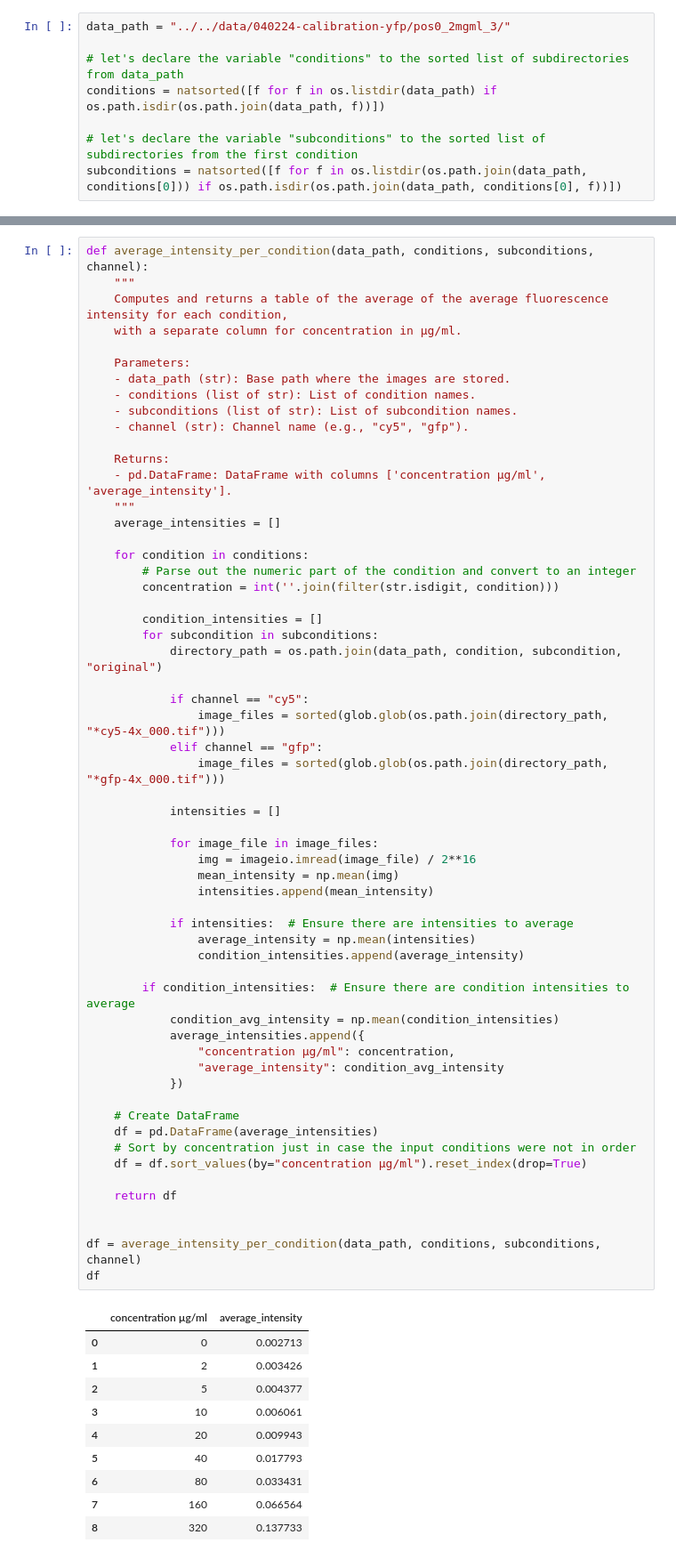
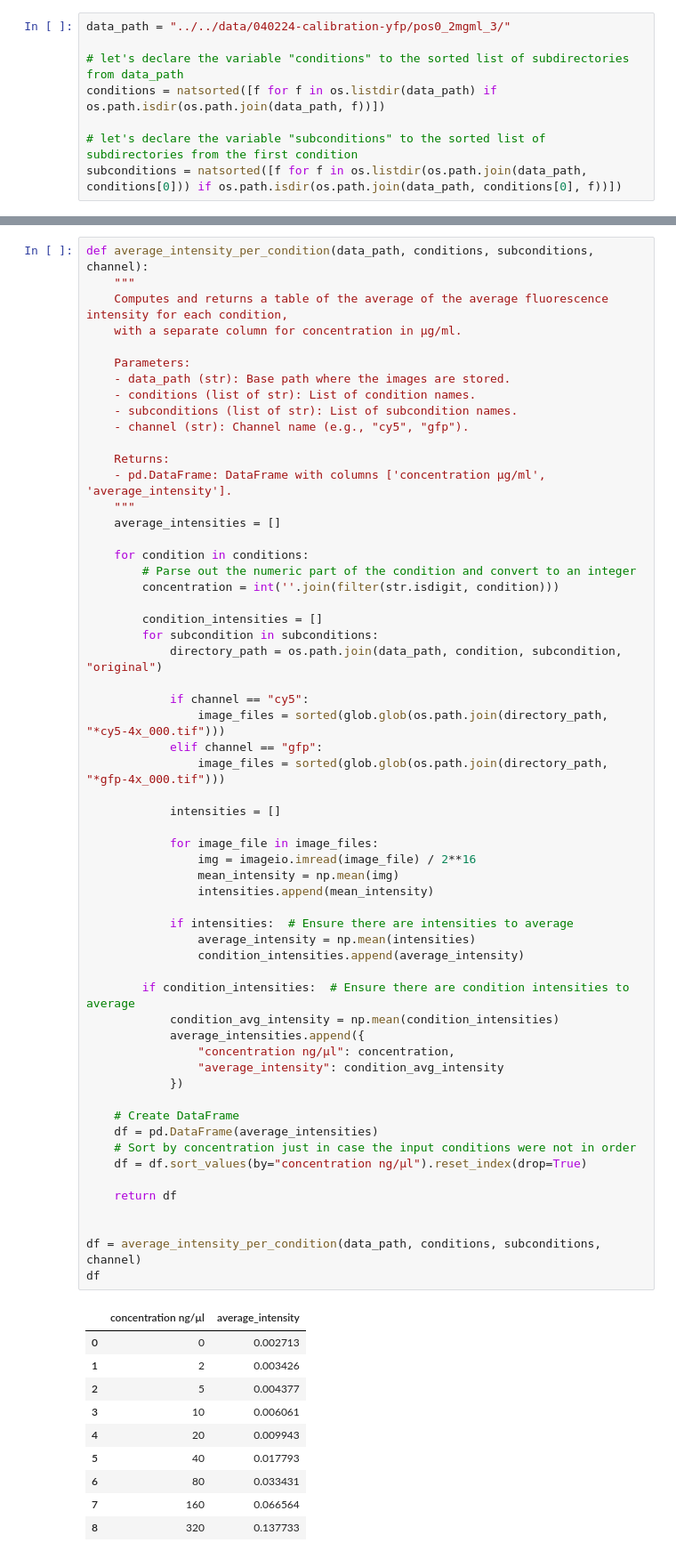
Before and after one commit to dalarios/activedrops, a Jupyter notebook: code/exploratory/040224-calibration-yfp.ipynb, the cells around one changed output, grey strips where cells are left out. Shown: that part at 89% size. Drawn from its saved outputs; the diff is of its cells as text.

```diff
--- a/code/exploratory/040224-calibration-yfp.ipynb
+++ b/code/exploratory/040224-calibration-yfp.ipynb
@@ -99,36 +101,36 @@ def average_intensity_per_condition(data_path, conditions, subconditions, channe
             elif channel == "gfp":
                 image_files = sorted(glob.glob(os.path.join(directory_path, "*gfp-4x_000.tif")))
 
             intensities = []
 
             for image_file in image_files:
                 img = imageio.imread(image_file) / 2**16
                 mean_intensity = np.mean(img)
                 intensities.append(mean_intensity)
 
             if intensities:  # Ensure there are intensities to average
                 average_intensity = np.mean(intensities)
                 condition_intensities.append(average_intensity)
 
         if condition_intensities:  # Ensure there are condition intensities to average
             condition_avg_intensity = np.mean(condition_intensities)
             average_intensities.append({
-                "concentration µg/ml": concentration,
+                "concentration ng/µl": concentration,
                 "average_intensity": condition_avg_intensity
             })
 
     # Create DataFrame
     df = pd.DataFrame(average_intensities)
     # Sort by concentration just in case the input conditions were not in order
-    df = df.sort_values(by="concentration µg/ml").reset_index(drop=True)
+    df = df.sort_values(by="concentration ng/µl").reset_index(drop=True)
 
     return df
 
 
 df = average_intensity_per_condition(data_path, conditions, subconditions, channel)
 df
 # %% [output]
-|  | concentration µg/ml | average_intensity |
+|  | concentration ng/µl | average_intensity |
 | 0 | 0 | 0.002713 |
 | 1 | 2 | 0.003426 |
 | 2 | 5 | 0.004377 |
```
Also changed, not shown: parts of 12 cells of this notebook, 5 other files.
